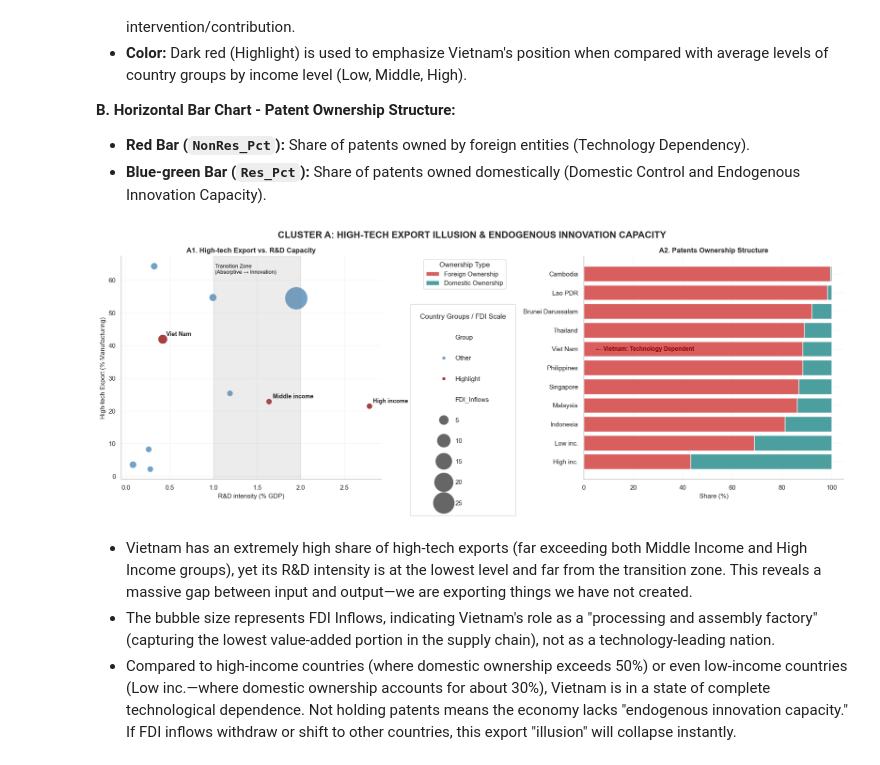
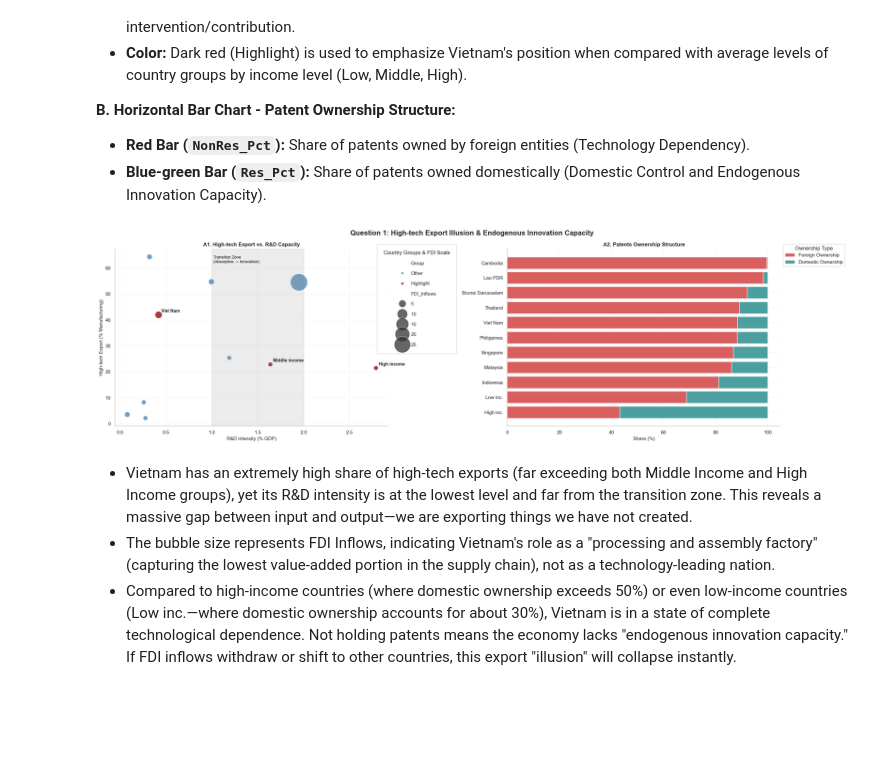
Before and after one commit to thloc1212/DV_LAB2, a Jupyter notebook: merged/merge.ipynb, the cells around one changed output. Cells and saved outputs as stored; diff of their text form; code cells hidden in the pictures; blank space fills up the shorter version.

```diff
--- a/merged/merge.ipynb
+++ b/merged/merge.ipynb
@@ -1962,7 +2067,7 @@ for year, event in milestones.items():
                     fontsize=9, ha='center',
                     arrowprops=dict(arrowstyle='->', color='gray'))
 
-ax.set_title('Vietnam Urban Population Growth: A Deep Dive (2000-2023)', fontweight='bold', fontsize=14)
+ax.set_title('Question 1: Vietnam Urban Population Growth: A Deep Dive (2000-2023)', fontweight='bold', fontsize=14)
 ax.grid(True, alpha=0.3)
 
 # Combined legend
@@ -2147,7 +2263,7 @@ if all(code in urb_data_clean for code in [electricity_code, water_code, sanitat
 
     ax.set_xlabel('Year', fontsize=12)
     ax.set_ylabel('Access (% of Population)', fontsize=12)
-    ax.set_title("Vietnam's Urban Infrastructure Development (2000-2023)",
+    ax.set_title("Question 2: Vietnam's Urban Infrastructure Development (2000-2023)",
                  fontweight='bold', fontsize=13)
     ax.legend(loc='lower right', fontsize=11)
     ax.grid(True, alpha=0.3)
@@ -2352,8 +2466,8 @@ To answer the research question above, data is visualized through two main chart
 * **Red Bar (`NonRes_Pct`):** Share of patents owned by foreign entities (Technology Dependency).
 * **Blue-green Bar (`Res_Pct`):** Share of patents owned domestically (Domestic Control and Endogenous Innovation Capacity).
 # %%
-fig, axes = plt.subplots(1, 2, figsize=(18, 7))
-fig.suptitle('CLUSTER A: HIGH-TECH EXPORT ILLUSION & ENDOGENOUS INNOVATION CAPACITY',
+fig, axes = plt.subplots(1, 2, figsize=(24, 7))
+fig.suptitle('Question 1: High-tech Export Illusion & Endogenous Innovation Capacity',
              weight='bold', fontsize=16)
 
 # ===================== A1: SCATTER =====================
@@ -2364,7 +2478,6 @@ df_a1 = (
     .reset_index()
     .dropna()
 )
-
 
 highlight = ['Viet Nam', 'Low income', 'High income', 'Middle income']
 
@@ -2399,9 +2512,8 @@ for _, row in df_a1.iterrows():
             weight='bold'
         )
 
-# ===== R&D TRANSITION ZONE (instead of "hard threshold") =====
+# ===== R&D TRANSITION ZONE =====
 axes[0].axvspan(1.0, 2.0, color='grey', alpha=0.15)
-
 
 axes[0].text(
     1.02,
@@ -2414,21 +2526,6 @@ axes[0].text(
 axes[0].set_title('A1. High-tech Export vs. R&D Capacity', weight='bold')
 axes[0].set_xlabel('R&D intensity (% GDP)')
 axes[0].set_ylabel('High-tech Export (% Manufacturing)')
-
-
-# Fix legend for scatter plot
-handles, labels = axes[0].get_legend_handles_labels()
-axes[0].legend(
-    handles=handles,
-    labels=labels,
-    title='Country Groups / FDI Scale',
-    loc='center left',           # Điểm neo ở giữa cạnh trái của hộp legend
-    bbox_to_anchor=(1.25, 0.5),  # Đẩy tọa độ neo ra khỏi cạnh phải của A1 một xíu
-    ncol=1,                      # Trả về 1 cột dọc như cũ
-    frameon=True,
-    labelspacing=2.3,            # Giữ cho bong bóng không đè nhau
-    borderpad=1.8
-)
 
 
 # ===================== A2: BAR =====================
@@ -2445,7 +2542,6 @@ df_a2['Res_Pct'] = df_a2['Patent_Resident'] / df_a2['Total'] * 100
 df_a2['NonRes_Pct'] = df_a2['Patent_NonResident'] / df_a2['Total'] * 100
 
 df_a2 = df_a2.sort_values('NonRes_Pct')
-
 df_a2['Short_Name'] = df_a2['Country Name'].str.replace('income', 'inc.', regex=False)
 
 # Bar chart
@@ -2466,58 +2562,52 @@ axes[1].barh(
 axes[1].set_title('A2. Patents Ownership Structure', weight='bold')
 axes[1].set_xlabel('Share (%)')
 
 # Highlight Vietnam
 for i, name in enumerate(df_a2['Country Name']):
     if name == 'Viet Nam':
         axes[1].text(
             5, i,
-            '← Vietnam: Technology Dependent',
+            '',
             va='center',
             fontsize=10,
             weight='bold',
             color='darkred'
         )
 
+# ===================== UPDATED FIXED LEGENDS =====================
+# 1. Neo Legend A1 ra ngoài bên phải
+handles_a1, labels_a1 = axes[0].get_legend_handles_labels()
+axes[0].legend(
+    handles=handles_a1,
+    labels=labels_a1,
+    title='Country Groups & FDI Scale',
+    loc='upper left',           # Điểm neo là góc trên-trái của hộp legend
+    bbox_to_anchor=(0.95, 1.04),      # Đặt điểm neo vào góc trên-phải của vùng vẽ biểu đồ
+    frameon=True,
+    labelspacing=1.2,
+    borderpad=1.35
+)
 
+# 2. Neo Legend A2 ra ngoài bên phải
 handles_a2, labels_a2 = axes[1].get_legend_handles_labels()
-
-# 2. Lấy dữ liệu legend từ biểu đồ A1 (Scatter)
-handles_a1, labels_a1 = axes[0].get_legend_handles_labels()
-
-# 3. Vẽ Legend của A2 (Ownership) trước, neo ở góc trên cùng
-leg_ownership = axes[0].legend(
+axes[1].legend(
     handles=handles_a2,
     labels=labels_a2,
     title='Ownership Type',
-    loc='upper left',
-    bbox_to_anchor=(1.15, 1),   # Đặt lơ lửng sát cạnh phải A1, tuốt trên cùng
+    loc='upper left',           # Điểm neo là góc trên-trái của hộp legend
+    bbox_to_anchor=(1, 1.04),      # Đặt điểm neo vào góc trên-phải của vùng vẽ biểu đồ
     frameon=True
 )
-# LỆNH QUAN TRỌNG: "Chốt" cái legend này lại để không bị legend sau đè mất
-axes[0].add_artist(leg_ownership)
-
-# 4. Vẽ Legend của A1 (FDI Scale) ngay bên dưới cái vừa nãy
-axes[0].legend(
-    handles=handles_a1,
-    labels=labels_a1,
-    title='Country Groups / FDI Scale',
-    loc='upper left',
-    bbox_to_anchor=(1.1, 0.8), # Hạ số 0.75 này xuống thấp hơn nếu 2 hộp legend dính vào nhau
-    frameon=True,
-    labelspacing=2.3,            # Giãn dòng cho bong bóng
-    borderpad=1.5
-)
-
 
 # ===================== FINAL TOUCH =====================
 for ax in axes:
     ax.grid(alpha=0.2)
     ax.spines[['top', 'right']].set_visible(False)
 
 plt.tight_layout()
 plt.show()
 # %% [output]
-[figure, old version]
+[figure, new version]
 # %% [markdown]
 - Vietnam has an extremely high share of high-tech exports (far exceeding both Middle Income and High Income groups), yet its R&D intensity is at the lowest level and far from the transition zone. This reveals a massive gap between input and output—we are exporting things we have not created.
 - The bubble size represents FDI Inflows, indicating Vietnam's role as a "processing and assembly factory" (capturing the lowest value-added portion in the supply chain), not as a technology-leading nation.
```
Also changed, not shown: parts of 29 cells of this notebook.
